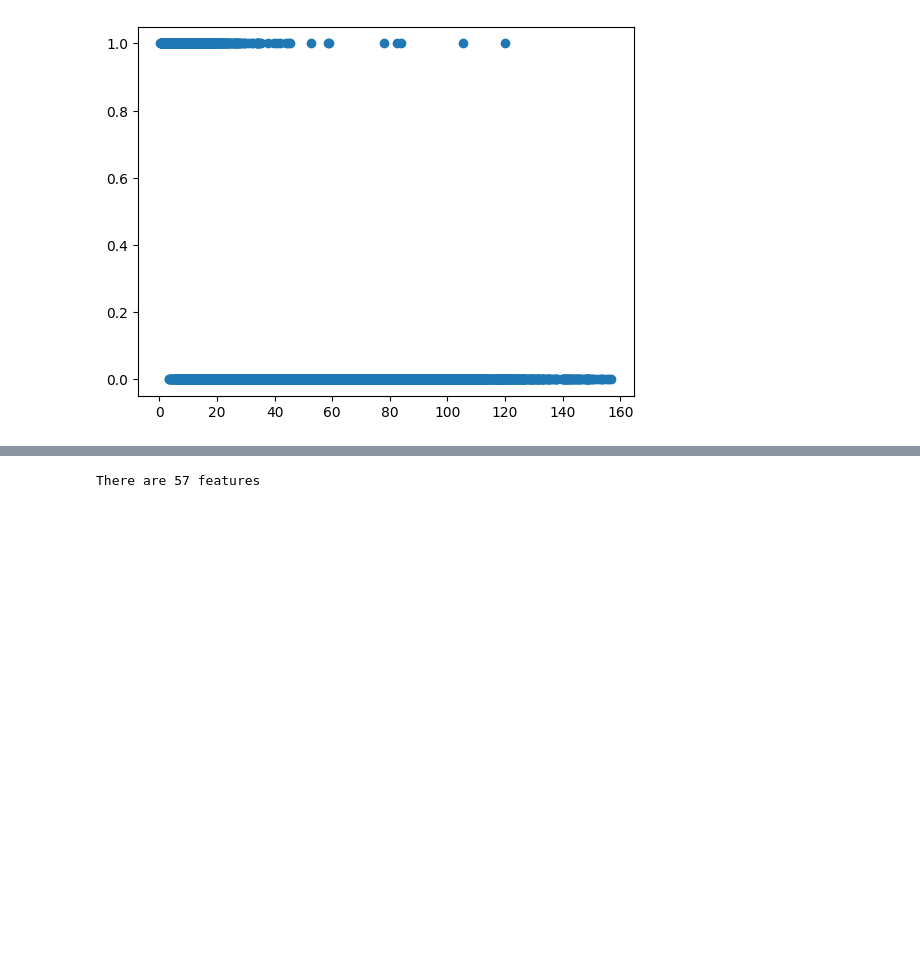
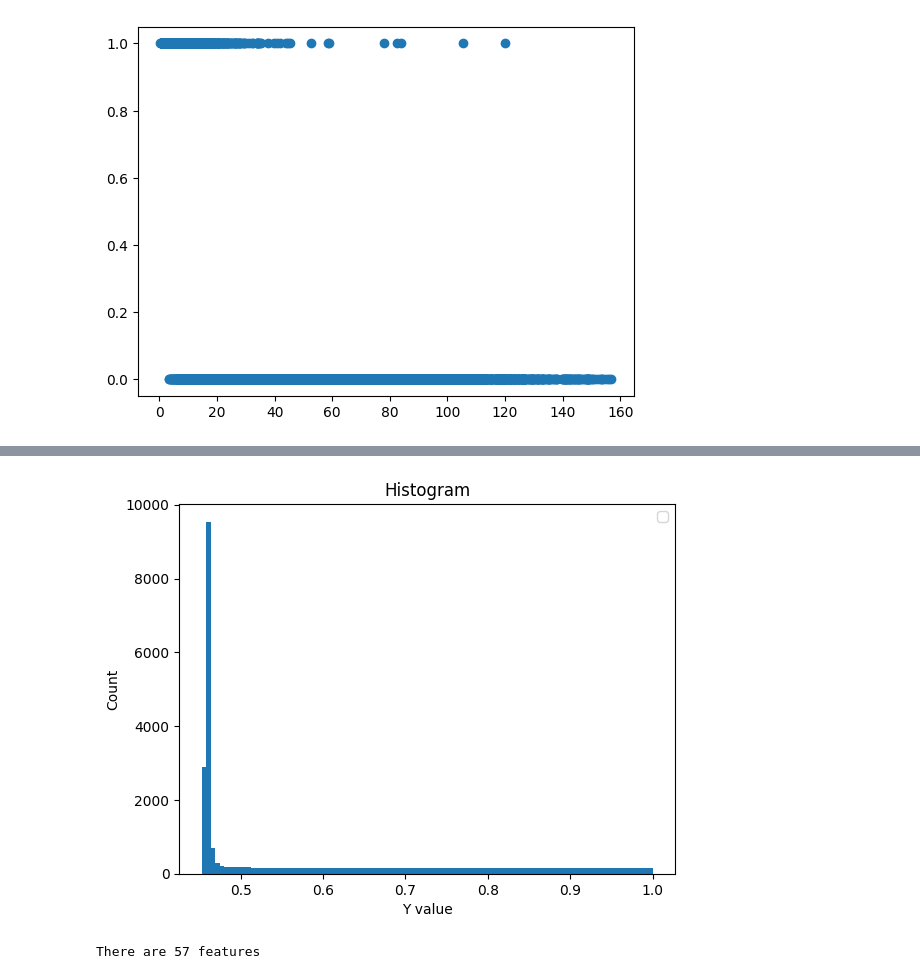
Before and after one commit to Thiraput01/CIBMTR-Equity-in-post-HCT-Survival-Predictions, a Jupyter notebook: main.ipynb, the cells around one changed output, grey strips where cells are left out. Drawn from its saved outputs; the diff is of its cells as text; code cells hidden in the pictures; blank space fills up the shorter version.

```diff
--- a/main.ipynb
+++ b/main.ipynb
@@ -179,6 +200,9 @@ plt.show()
 from lifelines import KaplanMeierFitter
 
 def transform_survival_probability(df, time_col='efs_time', event_col='efs'):
+    """
+    Transform using survival probability estimates
+    """
     kmf = KaplanMeierFitter()
     kmf.fit(df[time_col], df[event_col])
     y = kmf.survival_function_at_times(df[time_col]).values
@@ -197,3 +212,12 @@ train.head()
+# %%
+plt.hist(train['y'],bins=100)
+plt.xlabel("Y value")
+plt.ylabel("Count")
+plt.title("Histogram")
+plt.legend()
+plt.show()
+# %% [output]
+[figure, added]
 # %%
 to_rmv =['ID', 'efs', 'efs_time', 'y']
 features = [col for col in train.columns if not col in to_rmv]
```
Also changed, not shown: parts of 63 cells of this notebook.
